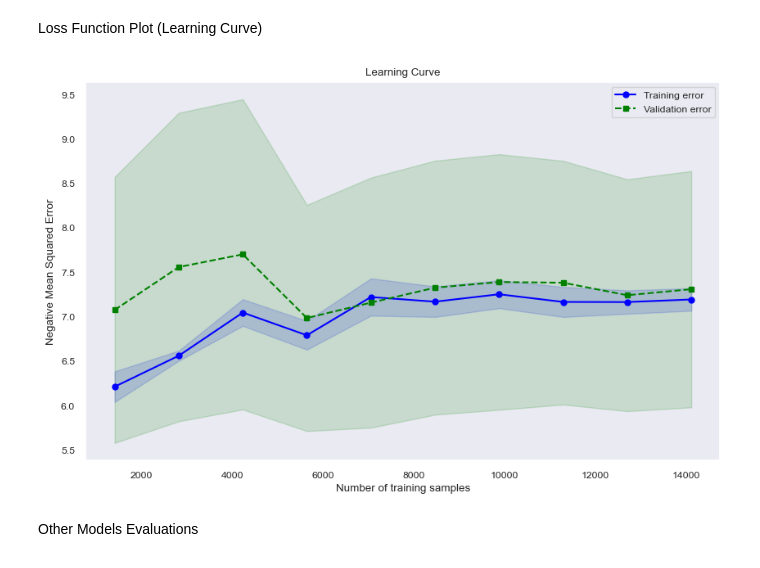
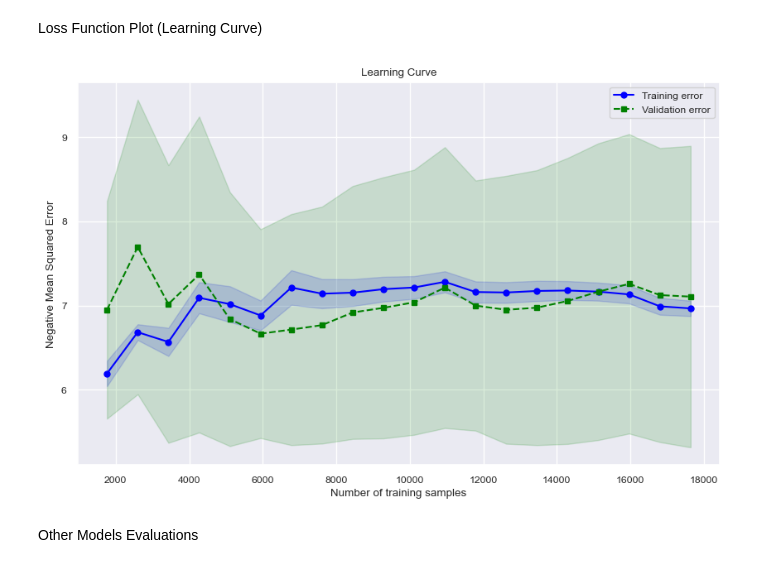
Before and after one commit to Aboodtt404/Energy-Consumption-ML, a Jupyter notebook: Energy_Consumption_Pred_2.ipynb, the cells around one changed output. Drawn from its saved outputs; the diff is of its cells as text; code cells hidden in the pictures.

```diff
--- a/Energy_Consumption_Pred_2.ipynb
+++ b/Energy_Consumption_Pred_2.ipynb
@@ -553,7 +553,7 @@ lasso_poly = make_pipeline(poly, Lasso(max_iter=10000))
 
 param_grid = {
     'polynomialfeatures__degree': [2],
-    'lasso__alpha': [0.1]
+    'lasso__alpha': [0.1, 1, 0.5, 5 , 3, 10]
 }
 
 kf = KFold(n_splits=10, shuffle=True, random_state=42)
@@ -595,34 +595,63 @@ Loss Function Plot (Learning Curve)
 # %%
 import matplotlib.pyplot as plt
 from sklearn.model_selection import learning_curve
 
+larger_train_sizes = np.linspace(0.1, 1.0, 20)
+
 train_sizes, train_scores, test_scores = learning_curve(
     estimator=best_model_lasso,
-    X=X_train,
-    y=y_train,
-    train_sizes=np.linspace(0.1, 1.0, 10),
+    X=np.concatenate((X_train, X_val)),
+    y=np.concatenate((y_train, y_val)),
+    train_sizes=larger_train_sizes,
     cv=kf,
     scoring='neg_mean_squared_error'
 )
 
 train_mean = -np.mean(train_scores, axis=1)
 train_std = np.std(train_scores, axis=1)
 test_mean = -np.mean(test_scores, axis=1)
 test_std = np.std(test_scores, axis=1)
 
 plt.figure(figsize=(10, 6))
 plt.plot(train_sizes, train_mean, color='blue', marker='o', markersize=5, label='Training error')
 plt.fill_between(train_sizes, train_mean - train_std, train_mean + train_std, alpha=0.15, color='blue')
 plt.plot(train_sizes, test_mean, color='green', linestyle='--', marker='s', markersize=5, label='Validation error')
 plt.fill_between(train_sizes, test_mean - test_std, test_mean + test_std, alpha=0.15, color='green')
-plt.grid()
 plt.xlabel('Number of training samples')
 plt.ylabel('Negative Mean Squared Error')
 plt.legend(loc='upper right')
-plt.title('Learning Curve for Lasso Regression Model')
+plt.title('Learning Curve')
+
 plt.show()
+
+
+# import matplotlib.pyplot as plt
+# from sklearn.model_selection import learning_curve
+
+# train_sizes, train_scores, test_scores = learning_curve(
+#     estimator=best_model_lasso,
+#     X=np.concatenate((X_train, X_val)),
+#     y=np.concatenate((y_train, y_val)),
+#     train_sizes=np.linspace(0.1, 1.0, 10),
+#     cv=kf,
+#     scoring='neg_mean_squared_error'
+# )
+
+# train_mean = -np.mean(train_scores, axis=1)
+# train_std = np.std(train_scores, axis=1)
+# test_mean = -np.mean(test_scores, axis=1)
+# test_std = np.std(test_scores, axis=1)
+
+# plt.figure(figsize=(10, 6))
+# plt.plot(train_sizes, test_mean, color='green', linestyle='--', marker='s', markersize=5, label='Validation error')
+# plt.fill_between(train_sizes, test_mean - test_std, test_mean + test_std, alpha=0.15, color='green')
+# plt.xlabel('Number of training samples')
+# plt.ylabel('Negative Mean Squared Error')
+# plt.legend(loc='upper right')
+# plt.title('Validation Error vs. Number of Training Samples')
+# plt.show()
 # %% [output]
-[figure, old version]
+[figure, new version]
 # %% [markdown]
 Other Models Evaluations
 # %%
```
